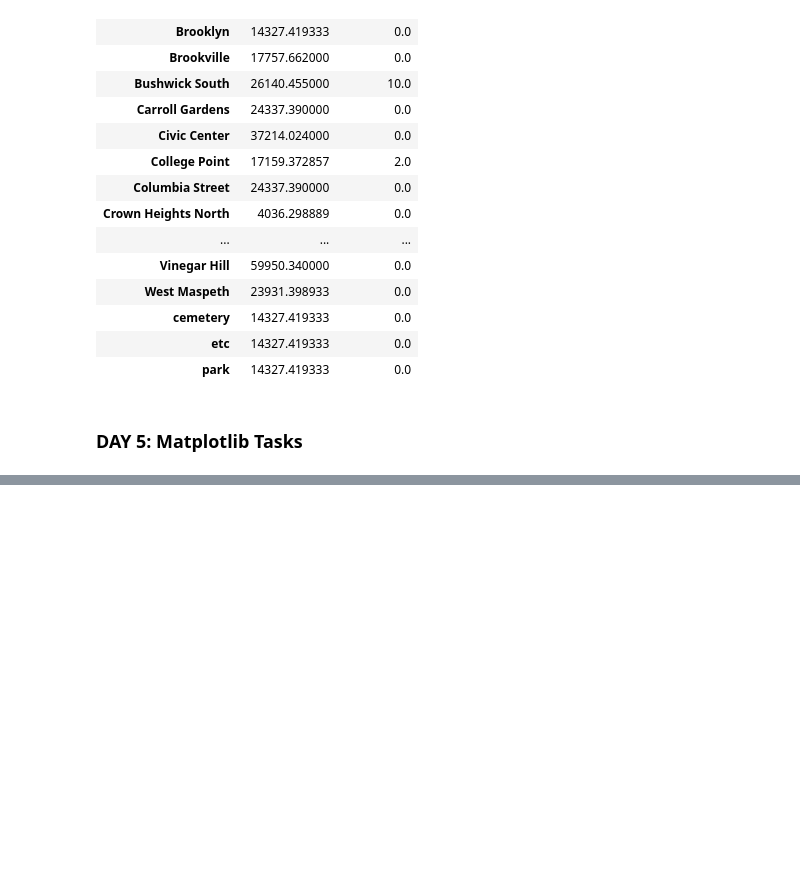
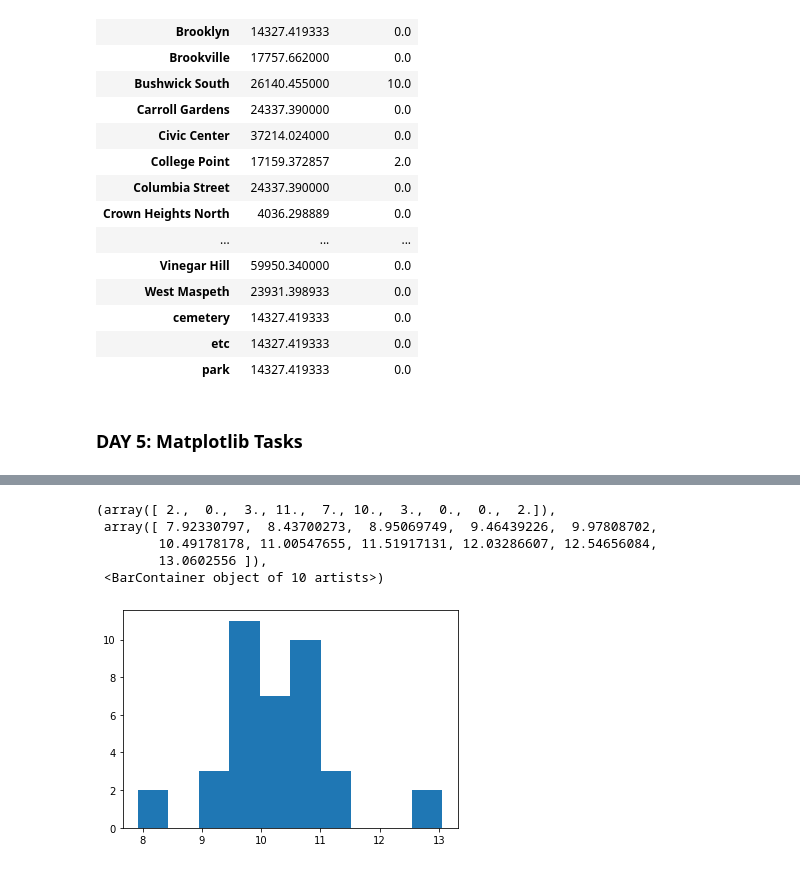
Before and after one commit to nimaim/binder-framework, a Jupyter notebook: work.ipynb, the cells around one changed output, grey strips where cells are left out. Drawn from its saved outputs; the diff is of its cells as text; code cells hidden in the pictures; blank space fills up the shorter version.

```diff
--- a/work.ipynb
+++ b/work.ipynb
@@ -146,0 +146,11 @@ Type:      function
+# %%
+# Histogram of the log of the average total savings
+
+plt.hist(np.log(df_nta_final['Total Savings']), bins=10)
+# %% [output]
+(array([ 2.,  0.,  3., 11.,  7., 10.,  3.,  0.,  0.,  2.]),
+ array([ 7.92330797,  8.43700273,  8.95069749,  9.46439226,  9.97808702,
+        10.49178178, 11.00547655, 11.51917131, 12.03286607, 12.54656084,
+        13.0602556 ]),
+ <BarContainer object of 10 artists>)
+[figure, added]
```
Also changed, not shown: parts of 11 cells of this notebook.
